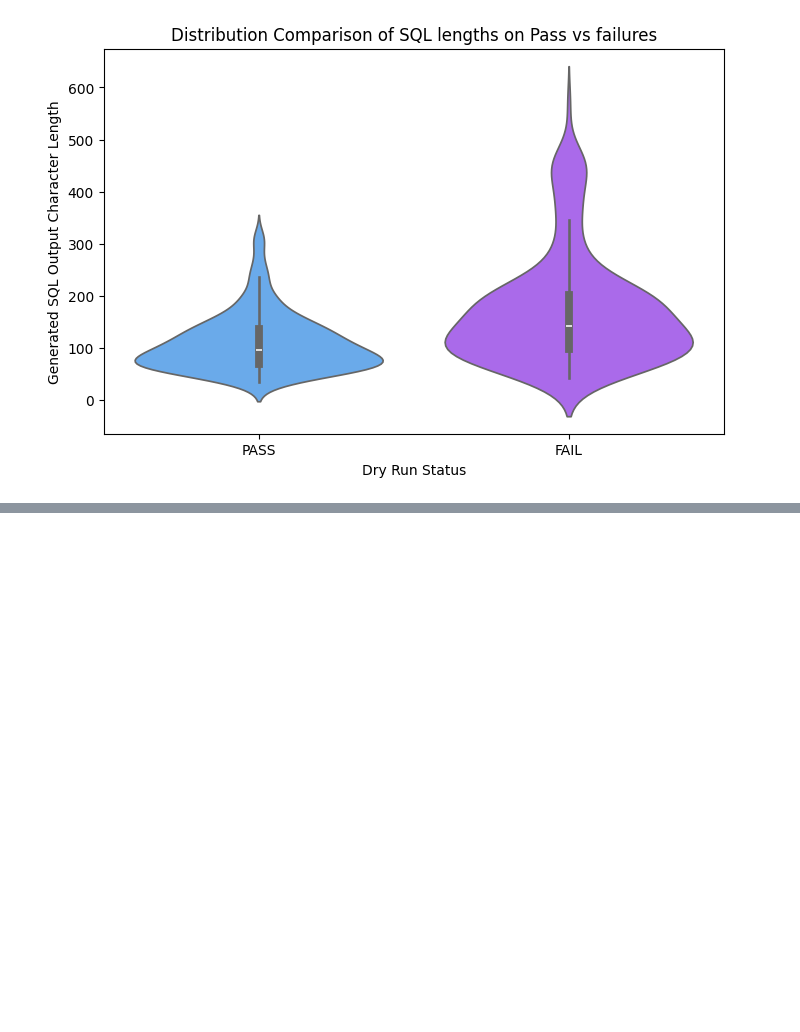
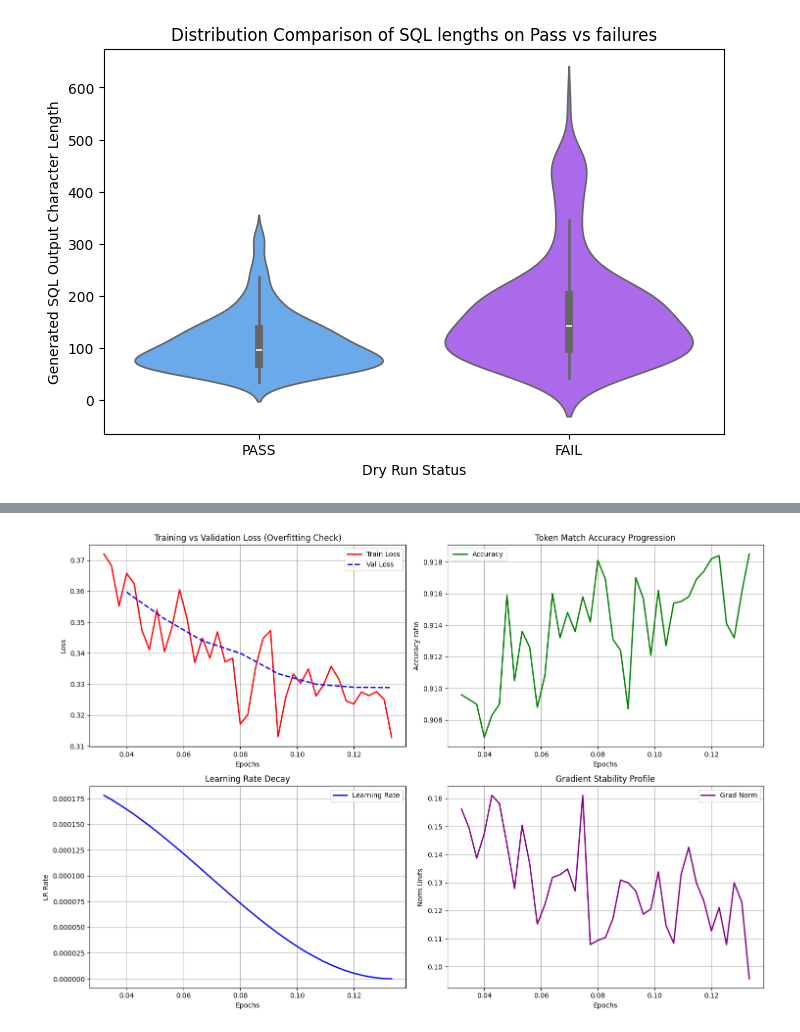
Before and after one commit to sanjaykr33/aai-590-tinysql, a Jupyter notebook: notebook/AAI_590_IN1_Capstone_Project.ipynb, the cells around one changed output, grey strips where cells are left out. Cells and saved outputs as stored; diff of their text form; code cells hidden in the pictures; blank space fills up the shorter version.

```diff
--- a/notebook/AAI_590_IN1_Capstone_Project.ipynb
+++ b/notebook/AAI_590_IN1_Capstone_Project.ipynb
@@ -899,0 +1025,84 @@ plt.show()
+# %%
+import ast
+import pandas as pd
+import matplotlib.pyplot as plt
+
+# 1. Read and parse metrics
+log_file_path = "gemma-sft.log"
+train_metrics = []
+eval_metrics = []
+
+with open(log_file_path, "r") as f:
+    for line in f:
+        line = line.strip()
+        if line.startswith("{"):
+            try:
+                d = ast.literal_eval(line)
+
+                # Check for EVALUATION Loss
+                if "eval_loss" in d:
+                    eval_metrics.append({
+                        "epoch": float(d["epoch"]),
+                        "eval_loss": float(d["eval_loss"])
+                    })
+
+                # Check for TRAINING Loss
+                elif "loss" in d:
+                    train_metrics.append({
+                        "epoch": float(d["epoch"]),
+                        "loss": float(d["loss"]),
+                        "lr": float(d.get("learning_rate", 0)),
+                        "grad_norm": float(d.get("grad_norm", 0)),
+                        "acc": float(d.get("mean_token_accuracy", 0))
+                    })
+            except Exception:
+                pass
+
+df_train = pd.DataFrame(train_metrics)
+df_eval = pd.DataFrame(eval_metrics)
+
+# 2. Plot 4-Panel Dashboard
+fig, axs = plt.subplots(2, 2, figsize=(15, 10))
+
+# --- Top Left: Compare Train Loss vs Validation Loss ---
+if not df_train.empty:
+    axs[0, 0].plot(df_train["epoch"], df_train["loss"], label="Train Loss", color='red', linewidth=2)
+if not df_eval.empty:
+    axs[0, 0].plot(df_eval["epoch"], df_eval["eval_loss"], label="Val Loss", color='blue', linestyle="--", linewidth=2)
+axs[0, 0].set_xlabel("Epochs")
+axs[0, 0].set_ylabel("Loss")
+axs[0, 0].set_title("Training vs Validation Loss (Overfitting Check)")
+axs[0, 0].grid(True)
+axs[0, 0].legend()
+
+# --- Top Right: Token Accuracy ---
+if not df_train.empty:
+    axs[0, 1].plot(df_train["epoch"], df_train["acc"], label="Accuracy", color='green', linewidth=2)
+axs[0, 1].set_xlabel("Epochs")
+axs[0, 1].set_ylabel("Accuracy ratio")
+axs[0, 1].set_title("Token Match Accuracy Progression")
+axs[0, 1].grid(True)
+axs[0, 1].legend()
+
+# --- Bottom Left: Learning Rate Schedule ---
+if not df_train.empty:
+    axs[1, 0].plot(df_train["epoch"], df_train["lr"], label="Learning Rate", color='blue', linewidth=2)
+axs[1, 0].set_xlabel("Epochs")
+axs[1, 0].set_ylabel("LR Rate")
+axs[1, 0].set_title("Learning Rate Decay")
+axs[1, 0].grid(True)
+axs[1, 0].legend()
+
+# --- Bottom Right: Gradient Norm (Stability) ---
+if not df_train.empty:
+    axs[1, 1].plot(df_train["epoch"], df_train["grad_norm"], label="Grad Norm", color='purple', linewidth=2)
+axs[1, 1].set_xlabel("Epochs")
+axs[1, 1].set_ylabel("Norm Units")
+axs[1, 1].set_title("Gradient Stability Profile")
+axs[1, 1].grid(True)
+axs[1, 1].legend()
+
+plt.tight_layout()
+plt.show()
+# %% [output]
+[figure, added]
```
Also changed, not shown: parts of 5 cells of this notebook.
